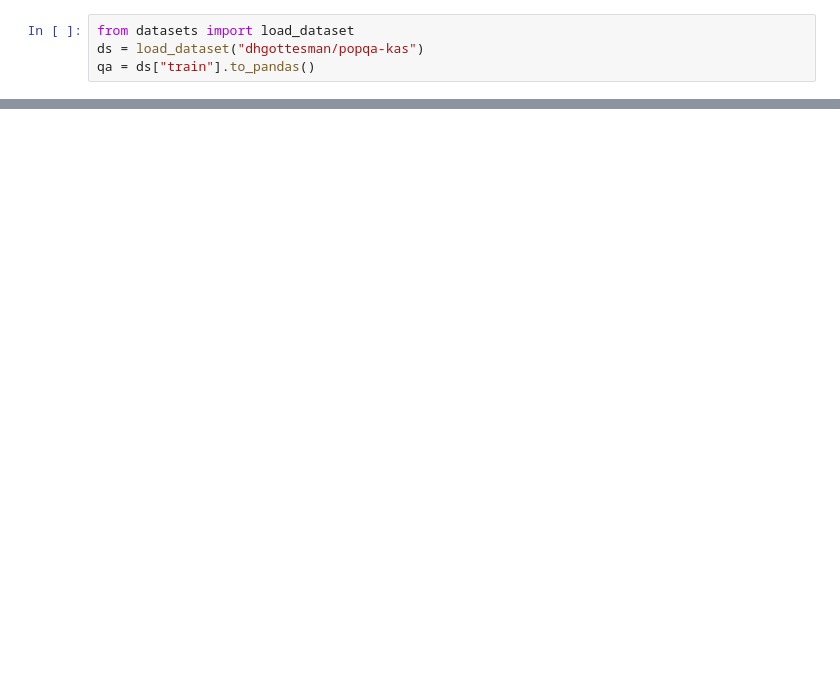
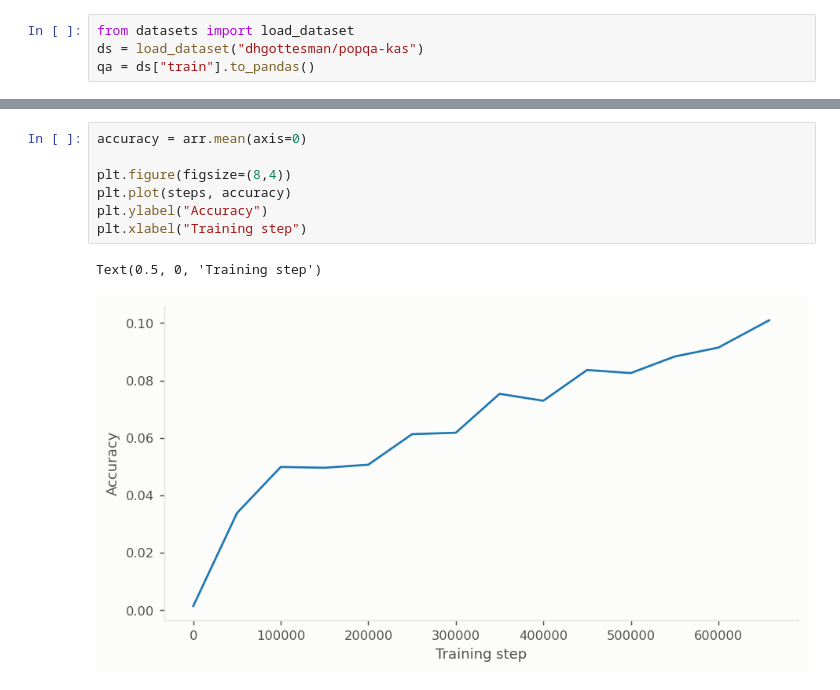
Before and after one commit to OvadiaOmer3/NLPFinalProject, a Jupyter notebook: explicit_mentions/analysis/baseline_performance/trajectory_analysis/trajectory_analysis.ipynb, the cells around one changed output, grey strips where cells are left out. Drawn from its saved outputs; the diff is of its cells as text; blank space fills up the shorter version.

```diff
--- a/explicit_mentions/analysis/compare_results/compare_results.ipynb
+++ b/explicit_mentions/analysis/baseline_performance/trajectory_analysis/trajectory_analysis.ipynb
@@ -86,0 +111,10 @@ dfs
+# %%
+accuracy = arr.mean(axis=0)
+
+plt.figure(figsize=(8,4))
+plt.plot(steps, accuracy)
+plt.ylabel("Accuracy")
+plt.xlabel("Training step")
+# %% [output]
+Text(0.5, 0, 'Training step')
+[figure, added]
```
Also changed, not shown: parts of 20 cells of this notebook, 8 other files.
